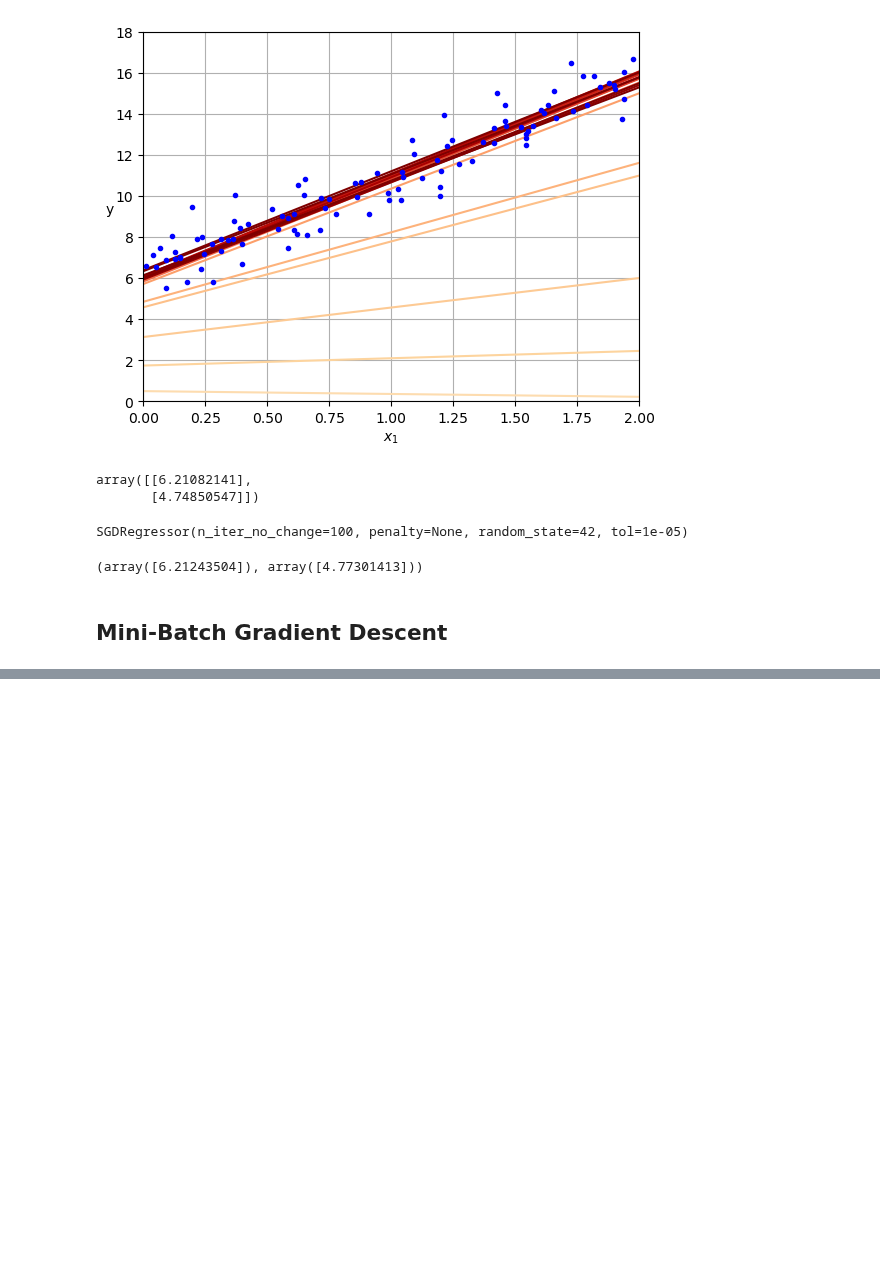
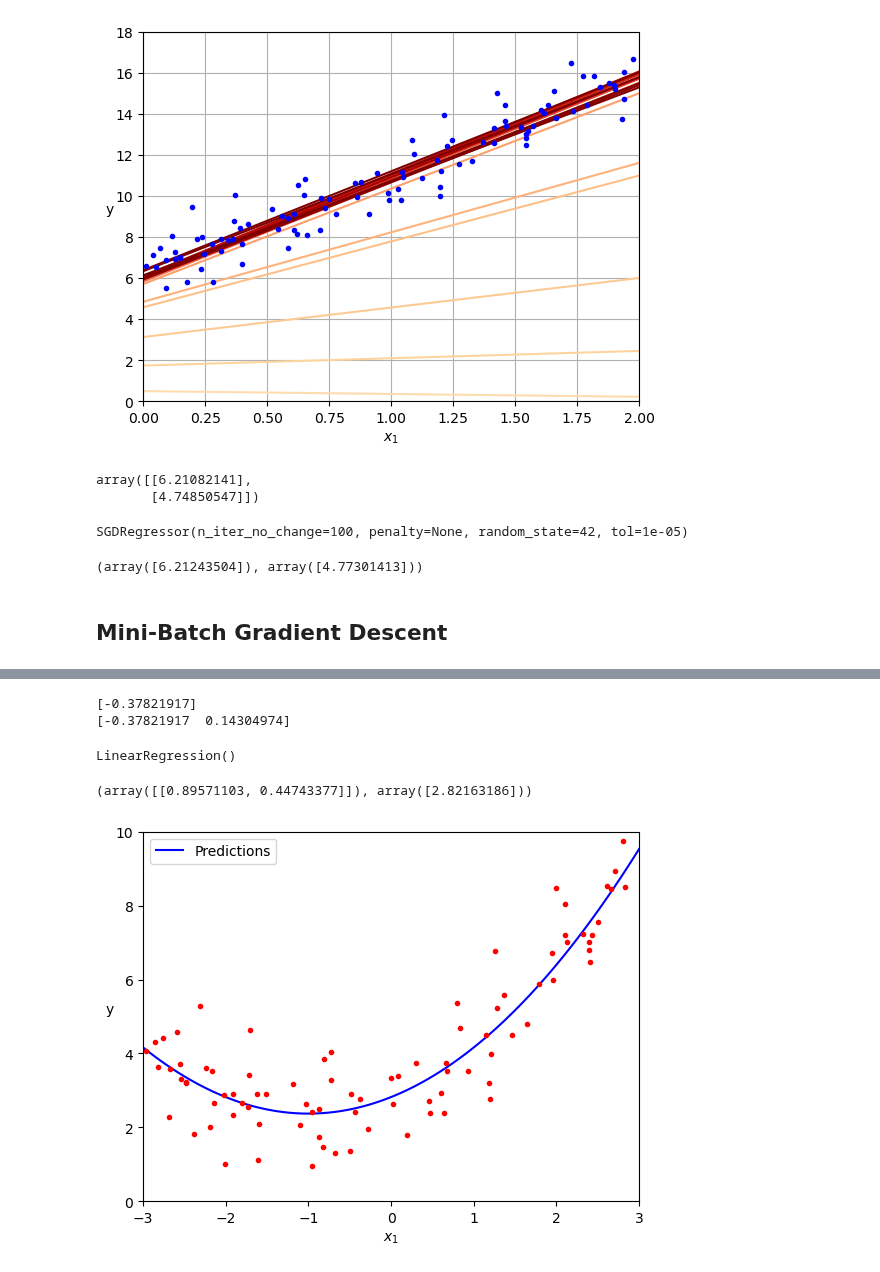
Before and after one commit to ShindeShivam/Machine-Learning, a Jupyter notebook: Fundamentals-of-Machine-Learning/4.Training-Models/training_models.ipynb, the cells around one changed output, grey strips where cells are left out. Drawn from its saved outputs; the diff is of its cells as text; code cells hidden in the pictures; blank space fills up the shorter version.

```diff
--- a/Fundamentals-of-Machine-Learning/4.Training-Models/training_models.ipynb
+++ b/Fundamentals-of-Machine-Learning/4.Training-Models/training_models.ipynb
@@ -274,0 +285,32 @@ plt.show()
+# %%
+from sklearn.preprocessing import PolynomialFeatures
+poly_features=PolynomialFeatures(degree=2,include_bias=False)
+X_poly=poly_features.fit_transform(X)
+print(X[0])
+print(X_poly[0])
+# %% [output]
+[-0.37821917]
+[-0.37821917  0.14304974]
+# %%
+lin_reg=LinearRegression()
+lin_reg.fit(X_poly,y)
+# %% [output]
+LinearRegression()
+# %%
+lin_reg.coef_,lin_reg.intercept_
+# %% [output]
+(array([[0.89571103, 0.44743377]]), array([2.82163186]))
+# %%
+X_new=np.linspace(-3,3,100).reshape(100,1)
+X_new_poly=poly_features.transform(X_new)
+y_new=lin_reg.predict(X_new_poly)
+
+plt.plot(X_new,y_new,"b-",label="Predictions")
+plt.plot(X,y,"r.")
+plt.axis([-3, 3, 0, 10])
+plt.legend()
+plt.xlabel("$x_1$")
+plt.ylabel("y",rotation=0)
+plt.show()
+# %% [output]
+[figure, added]
```
Also changed, not shown: parts of 4 cells of this notebook.
